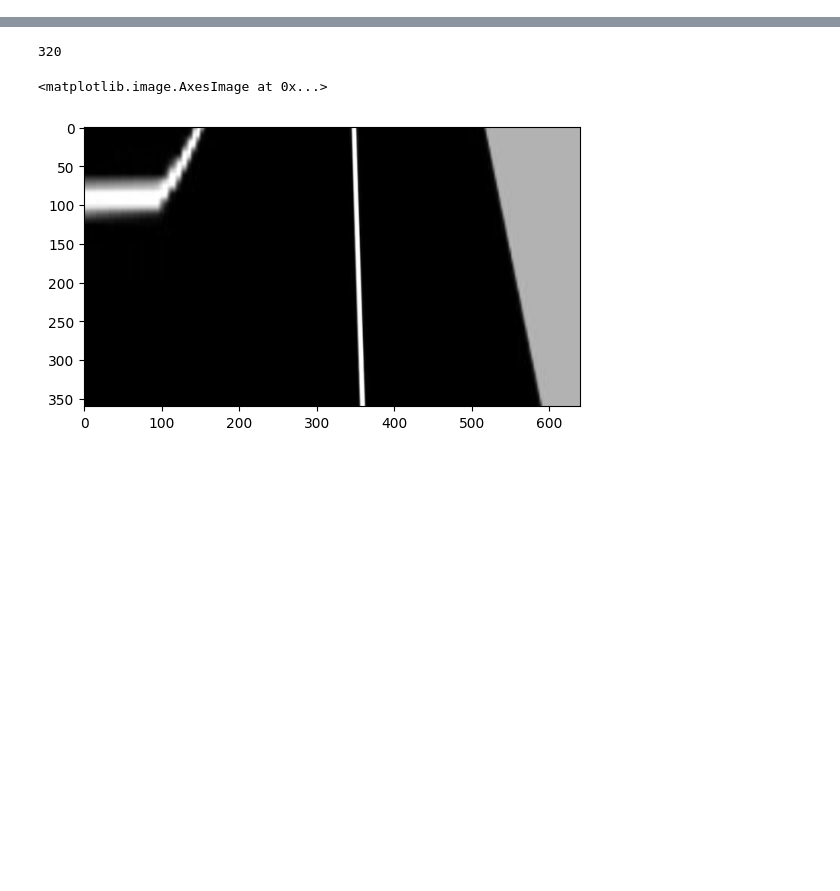
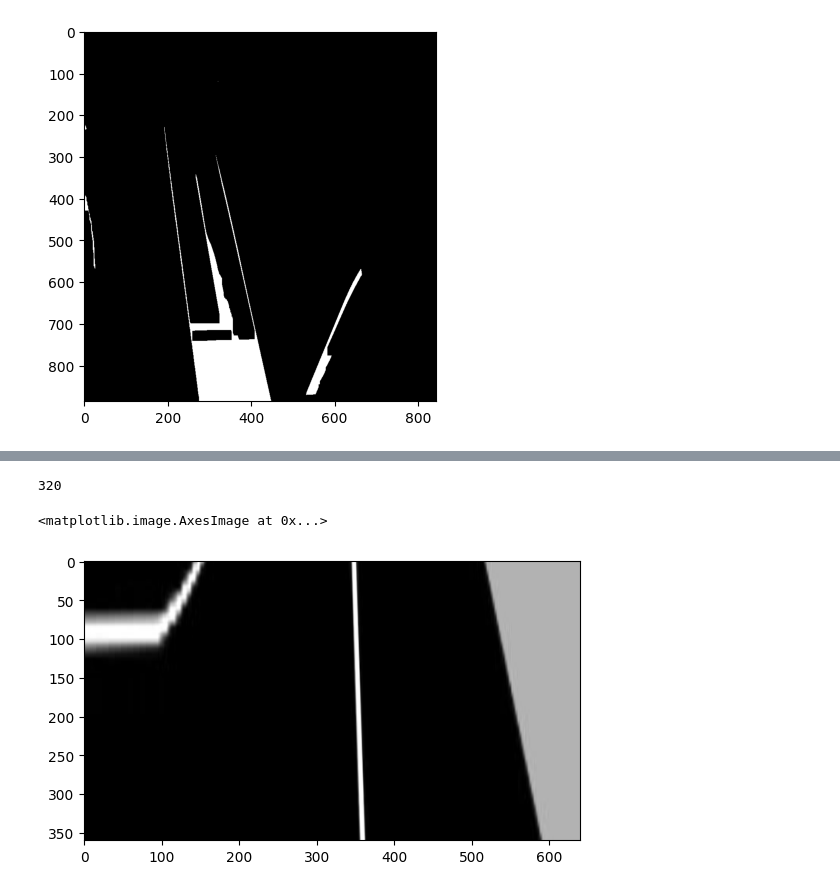
Before and after one commit to dotrannhattuong/Bosch2023_Brain, a Jupyter notebook: testing.ipynb, the cells around one changed output, grey strips where cells are left out. Cells and saved outputs as stored; diff of their text form; code cells hidden in the pictures; blank space fills up the shorter version.

```diff
--- a/testing.ipynb
+++ b/testing.ipynb
@@ -0,0 +18,81 @@
+# %%
+frame = cv2.imread('images/img_test6.png')
+
+h,w,_ = frame.shape
+frame = frame[295:490,:,:] #int(w/2):int(w-(w/2-1000))
+h1,w1,_ = frame.shape
+
+####################birdview
+tl = [0, 0]
+tr = [w1, 0]
+br = [w1, h1]
+bl = [0, h1]
+corner_points_array = np.float32([tl,tr,br,bl])
+h,w,c=frame.shape
+width = 2280
+height = 1640
+imgTl = [0,0]
+imgTr = [width,0]
+imgBr = [0.7*width,height]
+imgBl = [0.583*width,height]
+img_params = np.float32([imgTl,imgTr,imgBr,imgBl])
+
+matrix = cv2.getPerspectiveTransform(corner_points_array,img_params)
+img_transformed = cv2.warpPerspective(frame,matrix,(width,height))
+#####################
+
+img_transformed=img_transformed[int(0.46*height):height,int(0.46*width):int(0.83*width),:]
+ht,wt,c=img_transformed.shape
+
+#lọc màu trắng dựa vào RGB
+lower_white = np.array([200,200,200], dtype=np.uint8)
+upper_white = np.array([255,255,255], dtype=np.uint8)
+
+mask = cv2.inRange(img_transformed, lower_white, upper_white)
+
+# lọc nhiễu tường , gom vạch đi đường
+dilate = cv2.dilate(mask, None, iterations=9)
+mask = cv2.erode(dilate, None, iterations=10)
+
+mask1 = mask.copy()
+sampling = mask1[int(ht*0.89):int(0.98*ht),:]
+contours, _ = cv2.findContours(image=sampling, mode=cv2.RETR_TREE, method=cv2.CHAIN_APPROX_NONE)
+normal = []
+a = np.zeros_like(sampling)
+for cnt in contours:
+		x,y,wr,hr = cv2.boundingRect(cnt)
+		area2 = cv2.contourArea(cnt)
+		if area2 < 1000 and area2 >= 180: #đường bình thường
+			normal.append(int(x+wr/2))
+			cv2.circle(img_transformed, (int(x+wr/2),int(ht*0.935)), 5, (250,0,250), 15)
+		elif area2 < 180: #nét đứt
+			cv2.circle(a, (int(x+wr/2),int(y+hr/2)), 5, (250,0,250), 45) #gom các loại nét đứt
+		else:  #đường độ rộng lớn
+			cv2.circle(img_transformed, (int(x),int(ht*0.935)), 5, (250,0,250), 15)
+			cv2.circle(img_transformed, (int(x+wr),int(ht*0.935)), 5, (250,0,250), 15)
+			normal.append(int(x+wr))
+			normal.append(int(x))
+contours2, _ = cv2.findContours(image=a, mode=cv2.RETR_TREE, method=cv2.CHAIN_APPROX_NONE)
+for cnt in contours2:
+		x,y,wrs,hrs = cv2.boundingRect(cnt)
+		area3 = cv2.contourArea(cnt)
+		if area3 > 3000: # nét đứt gần
+			normal.append(int(x+wrs/2))
+			cv2.circle(img_transformed, (int(x+wrs/2),int(ht*0.935)), 5, (0,0,250), 15)
+normal = sorted(normal, reverse=True)[:2]
+b = None
+
+if len(normal) == 2:
+	if abs(normal[0]-normal[1])>200: # vạch đi đường
+		b =  int(int((normal[0]+normal[1])/2) + abs(normal[0]-normal[1])/4)
+	else:
+		b = int((normal[0]+normal[1])/2)
+elif len(normal)  == 1: #một làn
+	b = normal[0] - 50
+if b is not None:
+	cv2.circle(img_transformed, (b,int(ht*0.935)), 5, (250,0,0), 15)
+# cv2.imshow('mask',mask)
+# cv2.imshow('res',sampling)
+plt.imshow(mask, cmap='gray', vmin=0, vmax=255)
+# cv2.imshow('ss',img_transformed)
+# %% [output]
@@ -0,0 +100 @@
+[figure, added]
```
Also changed, not shown: parts of 5 cells of this notebook, 3 other files.
